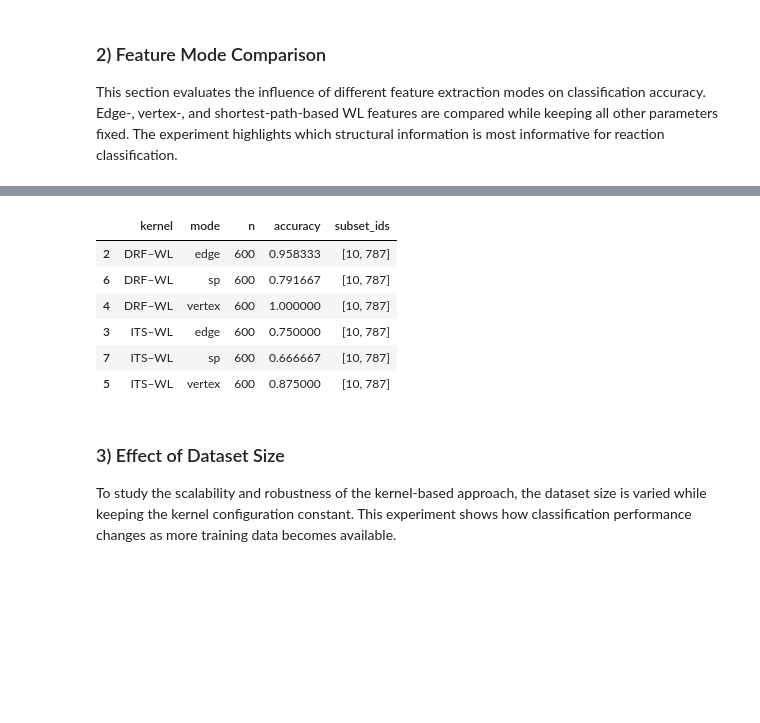
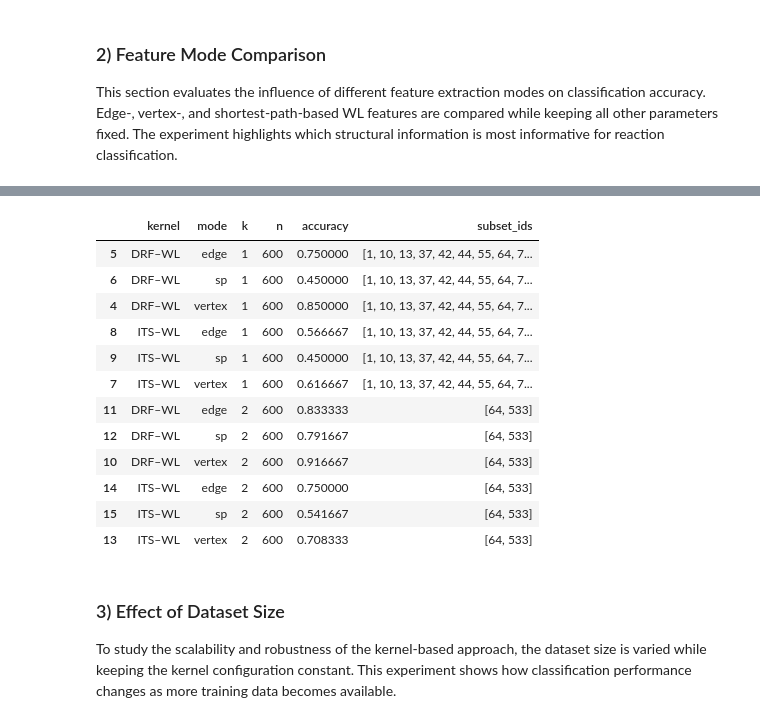
Before and after one commit to PatPatDango/reaction-kernels, a Jupyter notebook: notebooks/wp3.ipynb, the cells around one changed output, grey strips where cells are left out. Cells and saved outputs as stored; diff of their text form; code cells hidden in the pictures; blank space fills up the shorter version.

```diff
--- a/notebooks/wp3.ipynb
+++ b/notebooks/wp3.ipynb
@@ -640,34 +642,49 @@ This section evaluates the influence of different feature extraction modes on cl
 Edge-, vertex-, and shortest-path-based WL features are compared while keeping all other parameters fixed.
 The experiment highlights which structural information is most informative for reaction classification.
 # %%
-print("\n=== Section 5: Modes (edge/vertex/sp) ===")
+# =========================
+# Section 5: Modes (edge/vertex/sp)
+# =========================
 
-for mode in ["edge", "vertex", "sp"]:
-    # DRF
-    res = train_svm_from_precomputed_dir(
-        precomp_dir=DRF_DIRS[mode],
-        feature_key="drf_wl",
-        subset_ids=subset_ids,
-        n=n, test_size=test_size, C=C, seed=seed,
-        verbose=True,
+C = 1.0
+seed = 42
+test_size = 0.2
+n = 600
+
+for k in [1, 2]:
+    opt1 = make_option1_soft_shared_k_classes_config(
+        drf_edge_dir=DRF_DIRS["edge"],
+        its_edge_dir=ITS_DIRS["edge"],
+        k=k,
+        take_subsets=30,
+        min_per_class=10,
+        ref_scan=120,
     )
-    add_result(tag="S5_modes", kernel="DRF–WL", mode=mode,
-               n=n, test_size=test_size, C=C, seed=seed, res=res, subset_ids=subset_ids)
+    subset_ids = opt1["subset_ids"]
+    print(f"\n[S5 | k={k}] subsets:", len(subset_ids))
 
-    # ITS
-    res = train_svm_from_precomputed_dir(
-        precomp_dir=ITS_DIRS[mode],
-        feature_key="its_wl",
-        subset_ids=subset_ids,
-        n=n, test_size=test_size, C=C, seed=seed,
-        verbose=True,
-    )
-    add_result(tag="S5_modes", kernel="ITS–WL", mode=mode,
-               n=n, test_size=test_size, C=C, seed=seed, res=res, subset_ids=subset_ids)
+    # DRF modes
+    for mode in ["vertex", "edge", "sp"]:
+        res = train_svm_from_precomputed_dir(
+            precomp_dir=DRF_DIRS[mode],
+            feature_key="drf_wl",
+            subset_ids=subset_ids,
+            n=n, test_size=test_size, C=C, seed=seed,
+            verbose=False,
+        )
+        add_result("S5_modes", "DRF–WL", mode, n, test_size, C, seed, res, subset_ids=subset_ids, k=k)
+
+    # ITS modes
+    for mode in ["vertex", "edge", "sp"]:
+        res = train_svm_from_precomputed_dir(
+            precomp_dir=ITS_DIRS[mode],
+            feature_key="its_wl",
+            subset_ids=subset_ids,
+            n=n, test_size=test_size, C=C, seed=seed,
+            verbose=False,
+        )
+        add_result("S5_modes", "ITS–WL", mode, n, test_size, C, seed, res, subset_ids=subset_ids, k=k)
 
 df_results = pd.DataFrame(results)
-display(
-    df_results[df_results["tag"]=="S5_modes"][["kernel","mode","n","accuracy","subset_ids"]]
-    .sort_values(["kernel","mode","n"])
-)
+df_results[df_results["tag"]=="S5_modes"][["kernel","mode","k","n","accuracy","subset_ids"]].sort_values(["k","kernel","mode"])
 # %% [output]
@@ -691,10 +694,16 @@ weighted avg       0.62      0.67      0.61        24
-|  | kernel | mode | n | accuracy | subset_ids |
-| 2 | DRF–WL | edge | 600 | 0.958333 | [10, 787] |
-| 6 | DRF–WL | sp | 600 | 0.791667 | [10, 787] |
-| 4 | DRF–WL | vertex | 600 | 1.000000 | [10, 787] |
-| 3 | ITS–WL | edge | 600 | 0.750000 | [10, 787] |
-| 7 | ITS–WL | sp | 600 | 0.666667 | [10, 787] |
-| 5 | ITS–WL | vertex | 600 | 0.875000 | [10, 787] |
+|  | kernel | mode | k | n | accuracy | subset_ids |
+| 5 | DRF–WL | edge | 1 | 600 | 0.750000 | [1, 10, 13, 37, 42, 44, 55, 64, 7... |
+| 6 | DRF–WL | sp | 1 | 600 | 0.450000 | [1, 10, 13, 37, 42, 44, 55, 64, 7... |
+| 4 | DRF–WL | vertex | 1 | 600 | 0.850000 | [1, 10, 13, 37, 42, 44, 55, 64, 7... |
+| 8 | ITS–WL | edge | 1 | 600 | 0.566667 | [1, 10, 13, 37, 42, 44, 55, 64, 7... |
+| 9 | ITS–WL | sp | 1 | 600 | 0.450000 | [1, 10, 13, 37, 42, 44, 55, 64, 7... |
+| 7 | ITS–WL | vertex | 1 | 600 | 0.616667 | [1, 10, 13, 37, 42, 44, 55, 64, 7... |
+| 11 | DRF–WL | edge | 2 | 600 | 0.833333 | [64, 533] |
+| 12 | DRF–WL | sp | 2 | 600 | 0.791667 | [64, 533] |
+| 10 | DRF–WL | vertex | 2 | 600 | 0.916667 | [64, 533] |
+| 14 | ITS–WL | edge | 2 | 600 | 0.750000 | [64, 533] |
+| 15 | ITS–WL | sp | 2 | 600 | 0.541667 | [64, 533] |
+| 13 | ITS–WL | vertex | 2 | 600 | 0.708333 | [64, 533] |
 # %% [markdown]
 ### 3) Effect of Dataset Size
 
```
Also changed, not shown: parts of 16 cells of this notebook, 4 other files.
